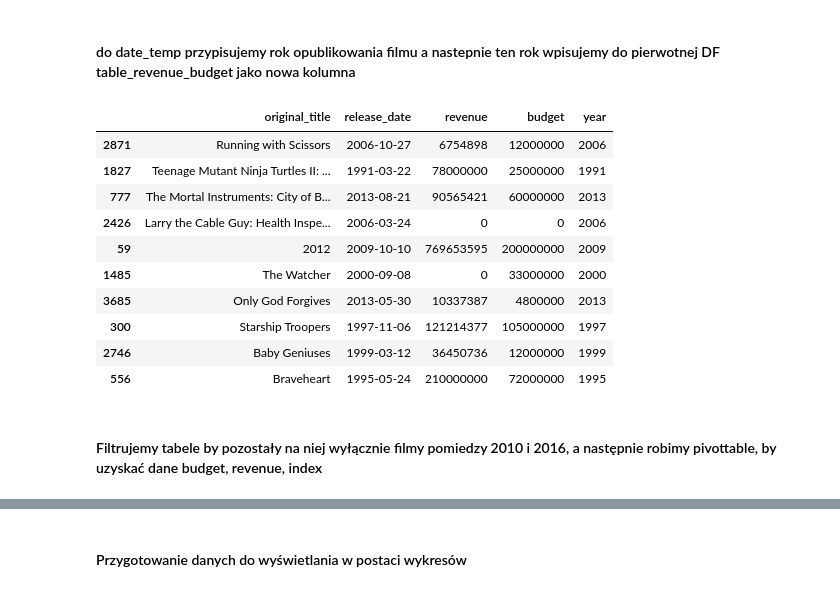
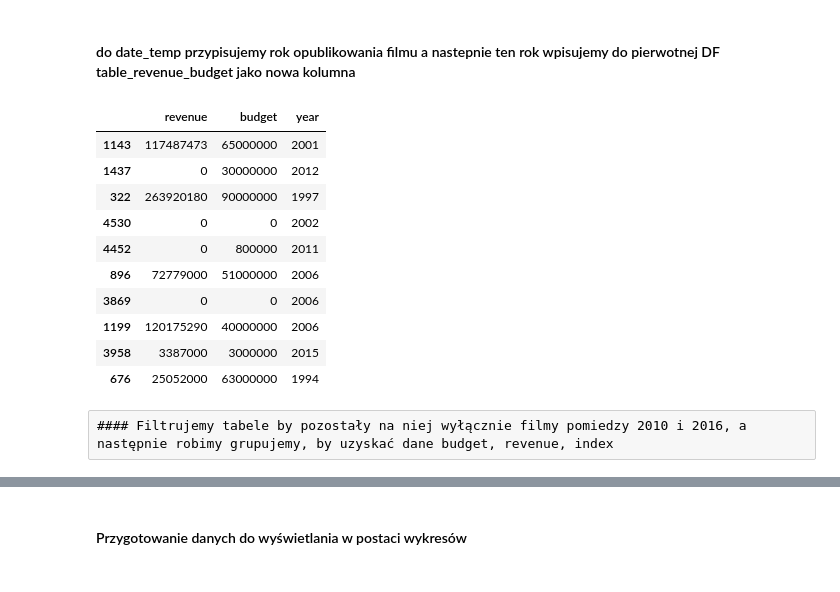
Before and after one commit to PiotrPieciak/Rozdzial-9_1-Zadanie, a Jupyter notebook: 9_1_baza_filmow.ipynb, the cells around one changed output, grey strips where cells are left out. Saved outputs shown, nothing was run; the diff lists cells and outputs as text; code cells hidden in the pictures.

```diff
--- a/9_1_baza_filmow.ipynb
+++ b/9_1_baza_filmow.ipynb
@@ -54,18 +49,17 @@ table_revenue_budget=table_revenue_budget.dropna()
 # %%
 date_temp = pd.to_datetime(table_revenue_budget['release_date']).dt.year
 table_revenue_budget['year']= date_temp
+table_revenue_budget.drop(['original_title','release_date'],axis=1,inplace=True)
 table_revenue_budget.sample(10)
 # %% [output]
-|  | original_title | release_date | revenue | budget | year |
-| 2871 | Running with Scissors | 2006-10-27 | 6754898 | 12000000 | 2006 |
-| 1827 | Teenage Mutant Ninja Turtles II: ... | 1991-03-22 | 78000000 | 25000000 | 1991 |
-| 777 | The Mortal Instruments: City of B... | 2013-08-21 | 90565421 | 60000000 | 2013 |
-| 2426 | Larry the Cable Guy: Health Inspe... | 2006-03-24 | 0 | 0 | 2006 |
-| 59 | 2012 | 2009-10-10 | 769653595 | 200000000 | 2009 |
-| 1485 | The Watcher | 2000-09-08 | 0 | 33000000 | 2000 |
-| 3685 | Only God Forgives | 2013-05-30 | 10337387 | 4800000 | 2013 |
-| 300 | Starship Troopers | 1997-11-06 | 121214377 | 105000000 | 1997 |
-| 2746 | Baby Geniuses | 1999-03-12 | 36450736 | 12000000 | 1999 |
-| 556 | Braveheart | 1995-05-24 | 210000000 | 72000000 | 1995 |
+|  | revenue | budget | year |
+| 1143 | 117487473 | 65000000 | 2001 |
+| 1437 | 0 | 30000000 | 2012 |
+| 322 | 263920180 | 90000000 | 1997 |
+| 4530 | 0 | 0 | 2002 |
+| 4452 | 0 | 800000 | 2011 |
+| 896 | 72779000 | 51000000 | 2006 |
+| 3869 | 0 | 0 | 2006 |
+| 1199 | 120175290 | 40000000 | 2006 |
+| 3958 | 3387000 | 3000000 | 2015 |
+| 676 | 25052000 | 63000000 | 1994 |
-# %% [markdown]
-#### Filtrujemy tabele by pozostały na niej wyłącznie filmy pomiedzy 2010 i 2016, a następnie robimy pivottable, by uzyskać dane budget, revenue, index
@@ -75,0 +66,2 @@ table_revenue_budget = table_revenue_budget.pivot_table(index='year',values=['bu
+# %% [raw]
+#### Filtrujemy tabele by pozostały na niej wyłącznie filmy pomiedzy 2010 i 2016, a następnie robimy grupujemy, by uzyskać dane budget, revenue, index
```
Also changed, not shown: parts of 15 cells of this notebook.
